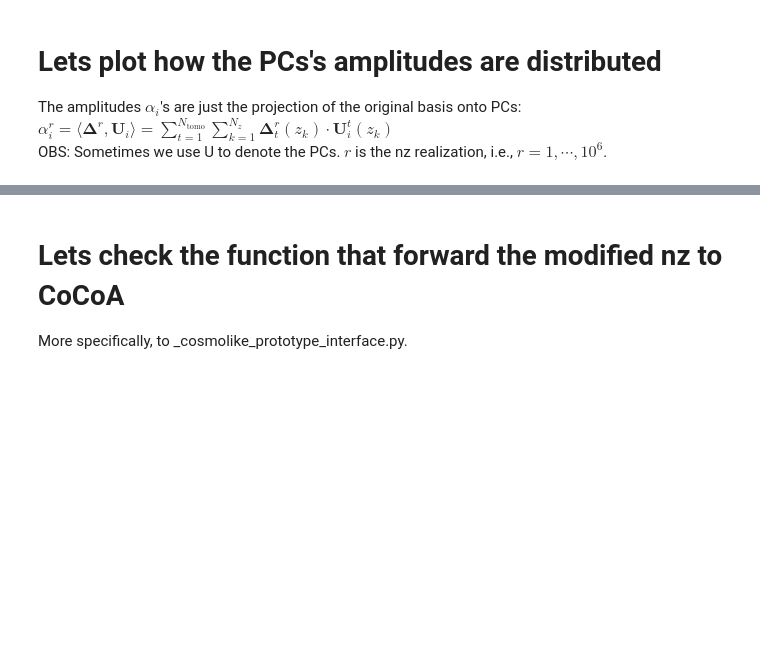
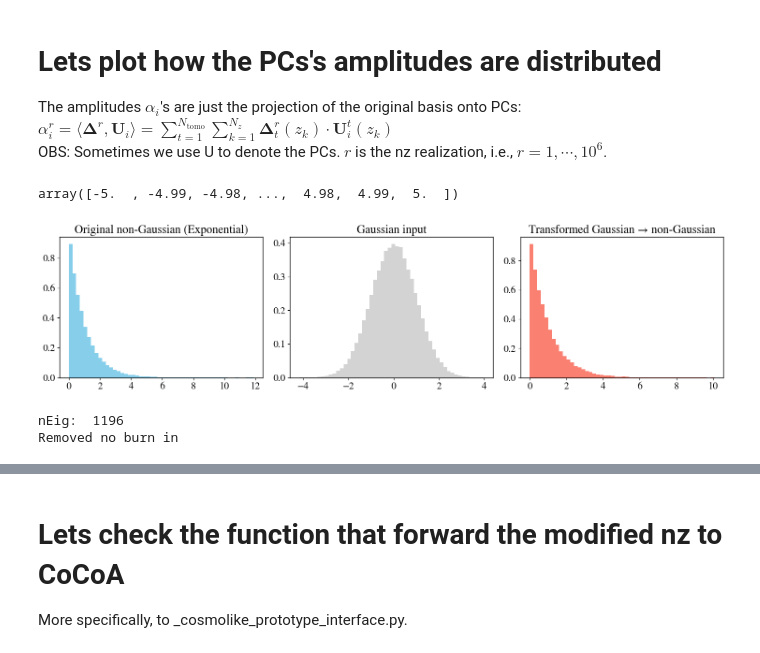
Before and after one commit to Roman-HLIS-Cosmology-PIT/cocoa_photoz, a Jupyter notebook: codes/example.ipynb, the cells around one changed output, grey strips where cells are left out. Cells and saved outputs as stored; diff of their text form; code cells hidden in the pictures; blank space fills up the shorter version.

```diff
--- a/codes/example.ipynb
+++ b/codes/example.ipynb
@@ -653,11 +699,41 @@ OBS: Sometimes we use U to denote the PCs. $r$ is the nz realization, i.e., $r=1
+# %%
+g_grid
+# %% [output]
+array([-5.  , -4.99, -4.98, ...,  4.98,  4.99,  5.  ])
+# %%
+
+# --- Step 5: Plot ---
+fig, axes = plt.subplots(1, 3, figsize=(15, 4))
+
+axes[0].hist(non_gaussian_samples, bins=50, density=True, color='skyblue')
+axes[0].set_title("Original non-Gaussian (Exponential)")
+axes[0].xaxis.set_major_locator(MaxNLocator(integer=True))
+
+axes[1].hist(gaussian_samples, bins=50, density=True, color='lightgray')
+axes[1].set_title("Gaussian input")
+
+axes[2].hist(transformed_samples, bins=50, density=True, color='salmon')
+axes[2].set_title("Transformed Gaussian → non-Gaussian")
+
+plt.tight_layout()
+plt.show()
+# %% [output]
+[figure, added]
 # %%
+k=0
+start, end = Nz*k, Nz*(k+1)
+
+# alphas = ndiff[:,start:end] @ eih_vecs[start:end,:]
 alphas = ndiff @ eih_vecs
+
+alphas.shape
 nEig = np.shape(alphas)[1]
 print('nEig: ', nEig)
 
 names = ["alpha%s" %i for i in range(nEig)]
 labels = [rf"\alpha_{{{i}}}" for i in range(nEig)]
-chains = MCSamples(samples=alphas,names=names,labels=labels)
 
-g = plots.get_subplot_plotter(subplot_size=1)
-g.triangle_plot(chains,["alpha%s" %i for i in range(3)],filled=True)
+chains1 = MCSamples(samples=alphas,names=names,labels=labels)
+# %% [output]
+nEig:  1196
+Removed no burn in
```
Also changed, not shown: parts of 14 cells of this notebook.
